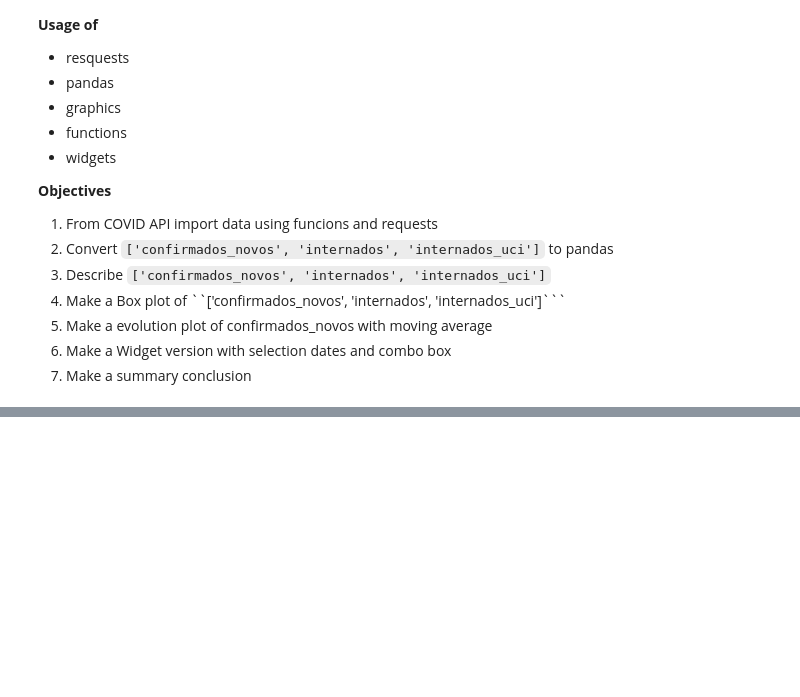
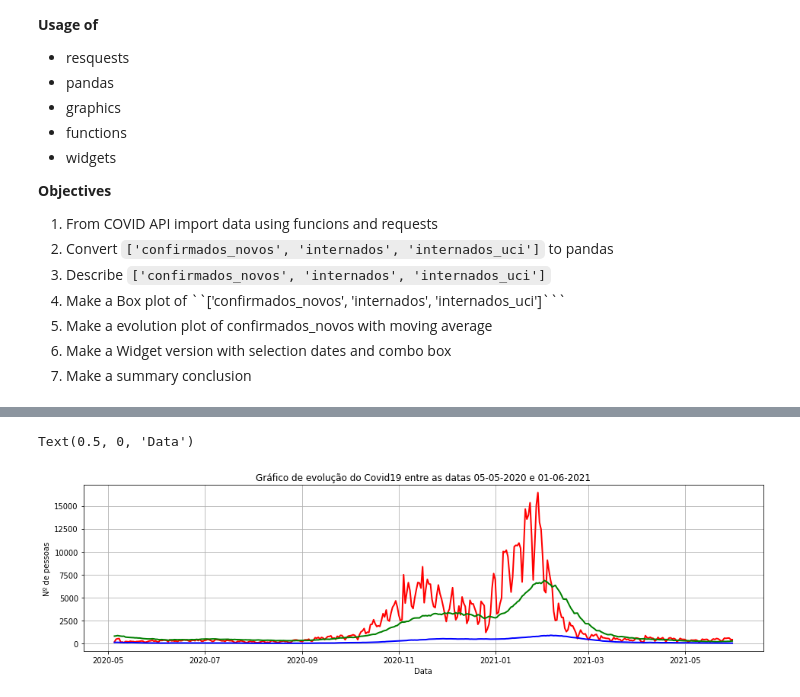
Before and after one commit to fabiogoncalve/COVID-API-import, a Jupyter notebook: _sprint #4_fabio_goncalves.ipynb, the cells around one changed output, grey strips where cells are left out. Saved outputs shown, nothing was run; the diff lists cells and outputs as text; code cells hidden in the pictures; blank space fills up the shorter version.

```diff
--- a/_sprint #4_fabio_goncalves.ipynb
+++ b/_sprint #4_fabio_goncalves.ipynb
@@ -93,0 +93,13 @@ AttributeError: 'Series' object has no attribute 'boxplot'
+# %%
+#plot dos resultados acima
+plt.figure(figsize=(16,4))
+plt.plot(df['confirmados_novos'],'r',linewidth=2, label='confirmados_novos')
+plt.plot(df['internados'],'g',linewidth=2, label='internados')
+plt.plot(df['internados_uci'],'b',linewidth=2, label='internados_uci')
+plt.grid()
+plt.title(f'Gráfico de evolução do Covid19 entre as datas {data_inicio} e {data_fim}')
+plt.ylabel('Nº de pessoas')
+plt.xlabel('Data')
+# %% [output]
+Text(0.5, 0, 'Data')
+[figure, added]
```
Also changed, not shown: parts of 16 cells of this notebook, 1 other file.
